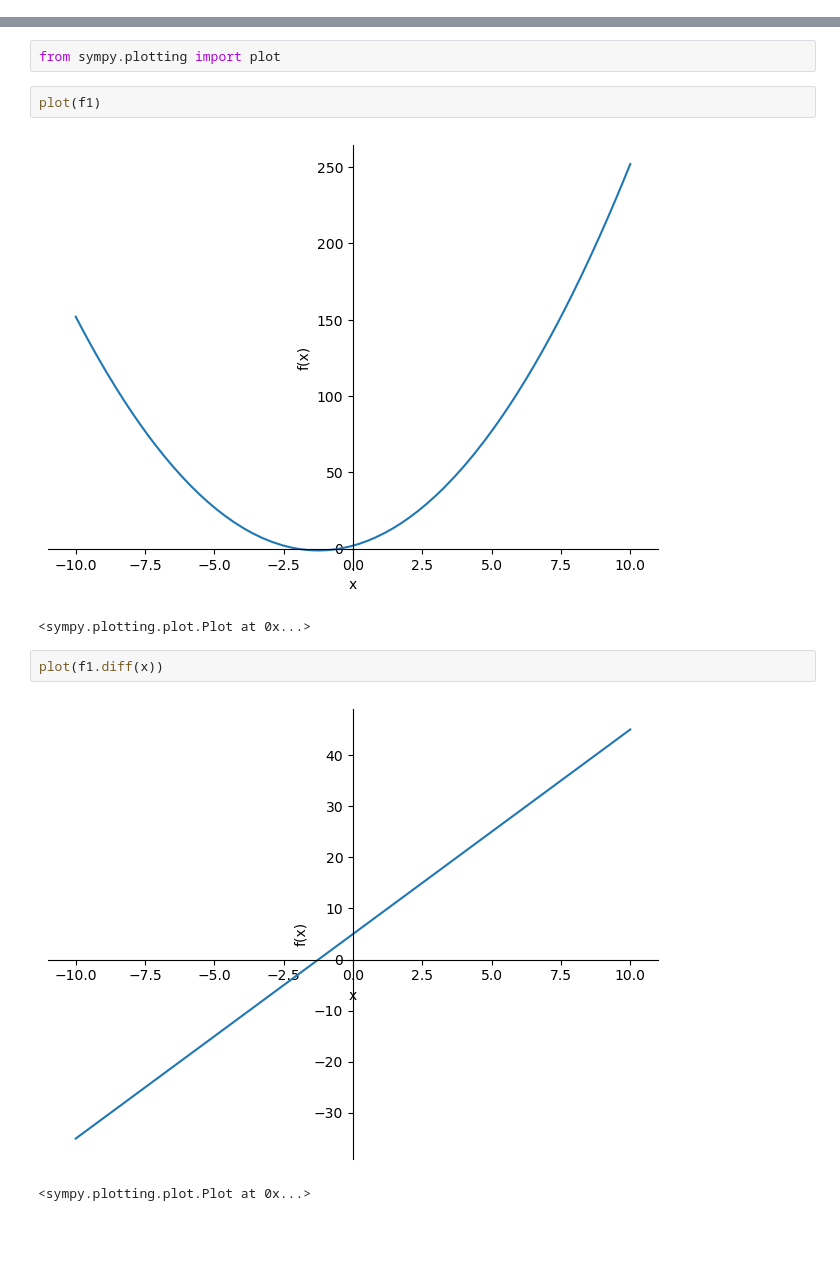
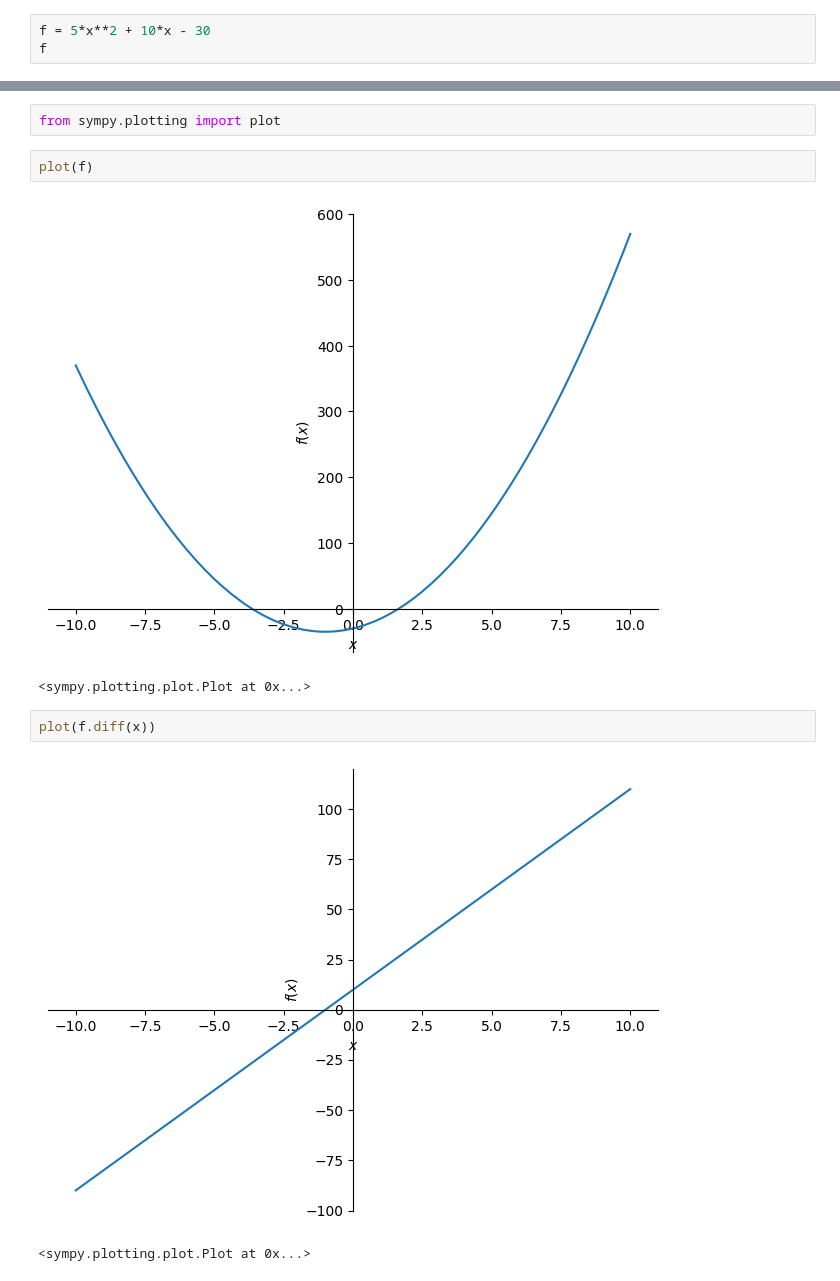
Before and after one commit to Den-m1985/PythonLessons, a Jupyter notebook: Home_work_11/Home_Work-11.ipynb, the cells around one changed output, grey strips where cells are left out. Saved outputs shown, nothing was run; the diff lists cells and outputs as text; blank space fills up the shorter version.

```diff
--- a/Home_work_11/Home_Work-11.ipynb
+++ b/Home_work_11/Home_Work-11.ipynb
@@ -10,0 +21,3 @@ f1 = 2*x**2 + 5*x + 2
+# %%
+f = 5*x**2 + 10*x - 30
+f
@@ -47,12 +44,12 @@ $\displaystyle 4 x + 5$
 # %%
 from sympy.plotting import plot
 # %%
-plot(f1)
+plot(f)
 # %% [output]
-[figure, old version]
+[figure, new version]
 <sympy.plotting.plot.Plot at 0x...>
 # %%
-plot(f1.diff(x))
+plot(f.diff(x))
 # %% [output]
-[figure, old version]
+[figure, new version]
 <sympy.plotting.plot.Plot at 0x...>
```
Also changed, not shown: parts of 37 cells of this notebook, 1 other file.
